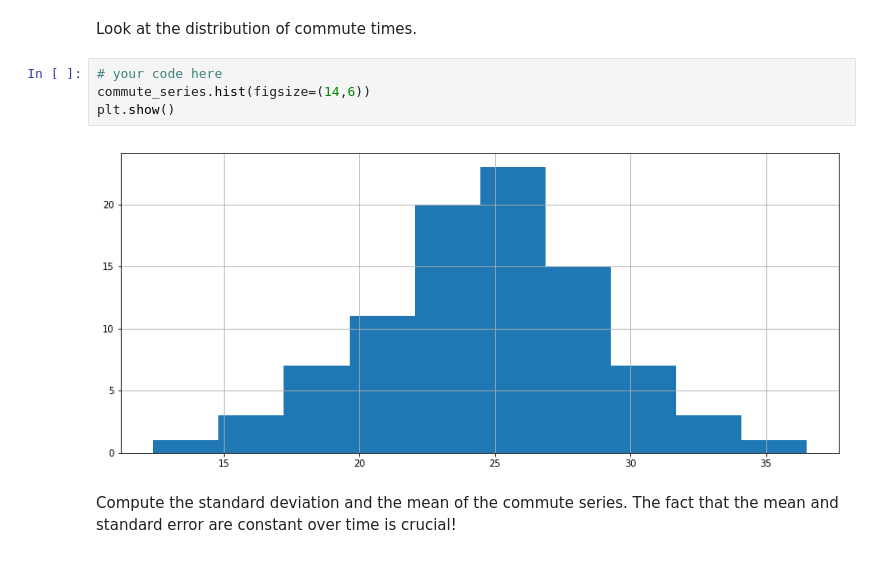
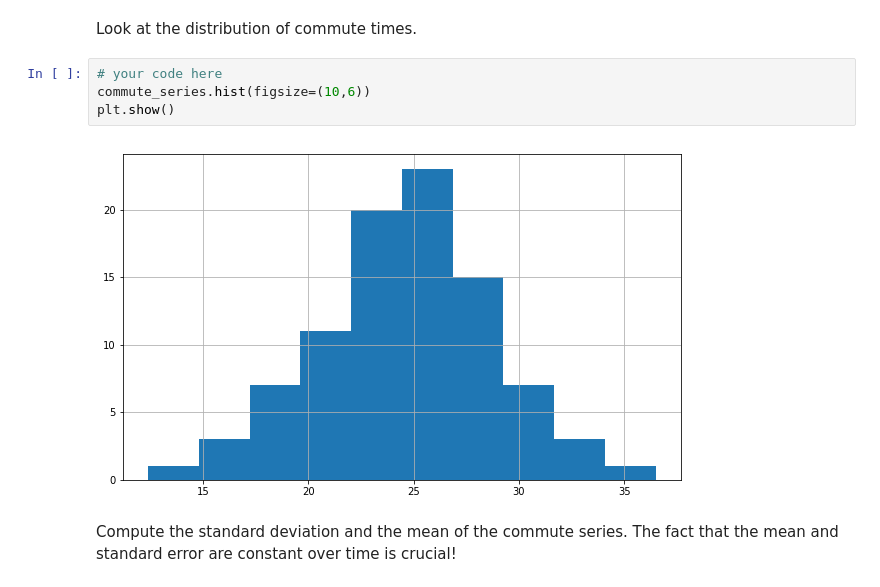
Before and after one commit to ColinFangshu/dsc-basic-time-series-models-lab-seattle-ds-career-051319, a Jupyter notebook: index.ipynb, the cells around one changed output. Cells and saved outputs as stored; diff of their text form.

```diff
--- a/index.ipynb
+++ b/index.ipynb
@@ -69,10 +69,10 @@ max(commute_series)
 Look at the distribution of commute times.
 # %%
 # your code here
-commute_series.hist(figsize=(14,6))
+commute_series.hist(figsize=(10,6))
 plt.show()
 # %% [output]
-[figure, old version]
+[figure, new version]
 # %% [markdown]
 Compute the standard deviation and the mean of the commute series. The fact that the mean and standard error are constant over time is crucial!
 # %%
```
